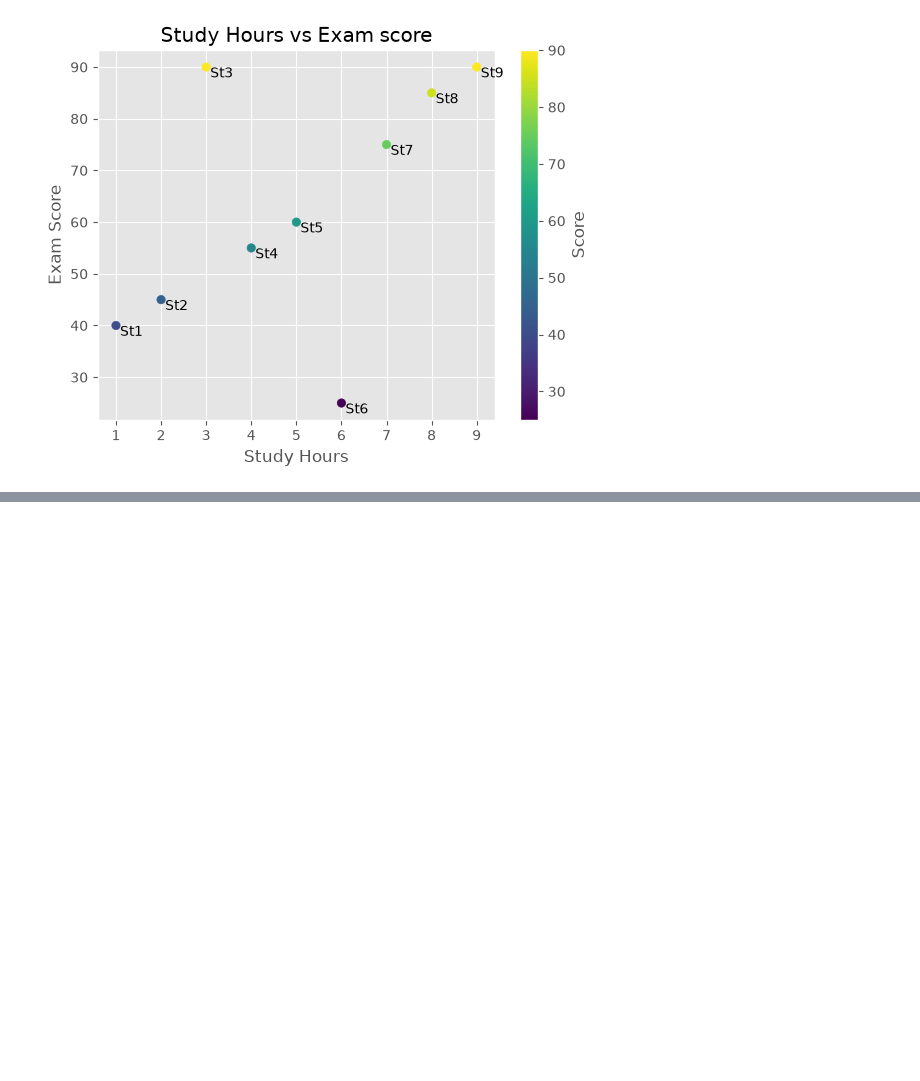
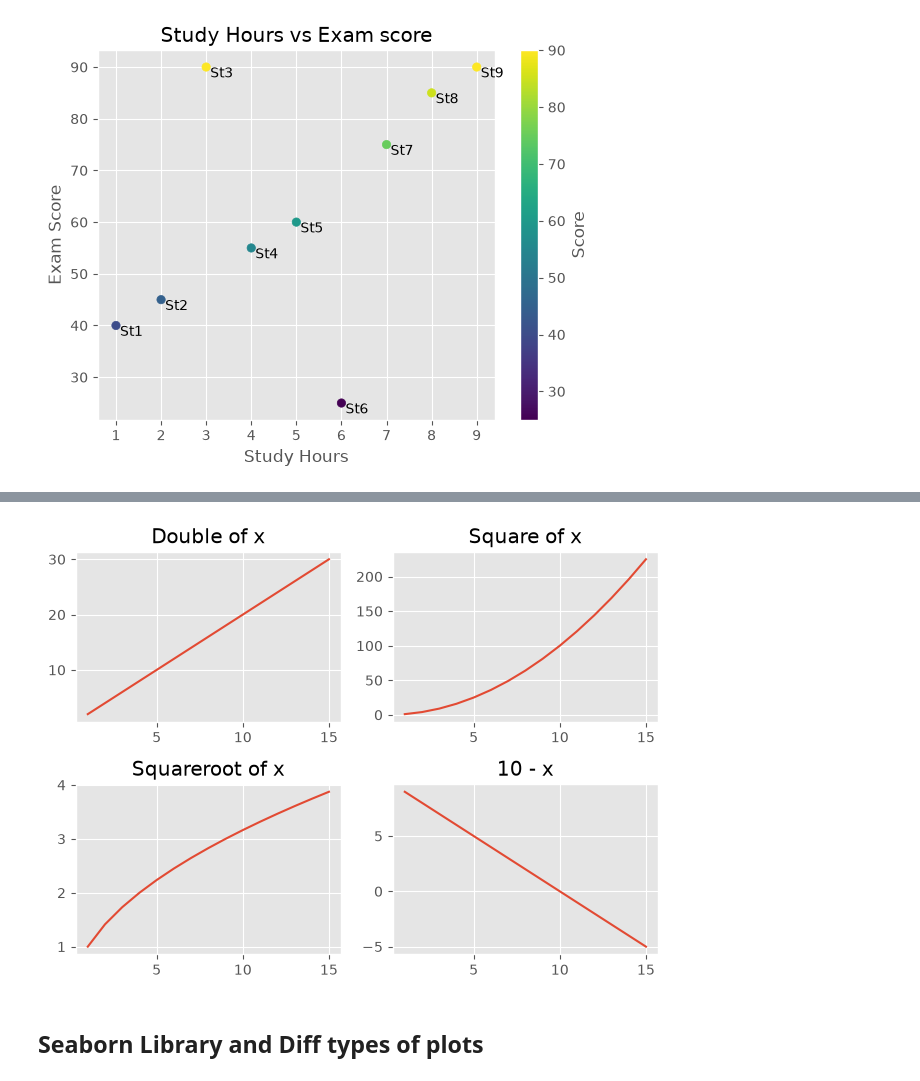
Before and after one commit to Saadkhan-777/Matplotlib-Seaborn-Practice-, a Jupyter notebook: matplotlib_&_seaborn.ipynb, the cells around one changed output, grey strips where cells are left out. Saved outputs shown, nothing was run; the diff lists cells and outputs as text; code cells hidden in the pictures; blank space fills up the shorter version.

```diff
--- a/matplotlib_&_seaborn.ipynb
+++ b/matplotlib_&_seaborn.ipynb
@@ -486,0 +530,8 @@ plt.show()
+# %%
+# More variations of x
+
+x = [1, 2, 3, 4, 5, 6, 7, 8, 9, 10, 11, 12, 13, 14, 15]
+y1 = [i * 2 for i in x]
+y2 = [i ** 2 for i in x]
+y3 = [i ** 0.5 for i in x]
+y4 = [10 - i for i in x]
@@ -486,0 +543,21 @@ plt.show()
+# %%
+plt.subplot(2, 2, 1)
+plt.plot(x, y1)
+plt.title("Double of x")
+
+plt.subplot(2, 2, 2)
+plt.plot(x, y2)
+plt.title("Square of x")
+
+plt.subplot(2, 2, 3)
+plt.plot(x, y3)
+plt.title("Squareroot of x")
+
+plt.subplot(2, 2, 4)
+plt.plot(x, y4)
+plt.title("10 - x")
+
+plt.tight_layout()
+plt.show()
+# %% [output]
+[figure, added]
@@ -486,0 +567,2 @@ plt.show()
+# %% [markdown]
+## Seaborn Library and Diff types of plots
```
Also changed, not shown: parts of 29 cells of this notebook.
